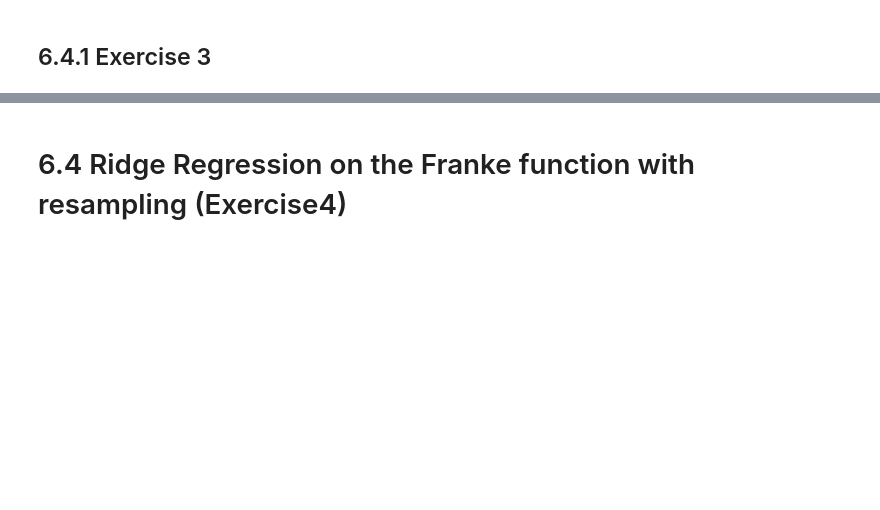
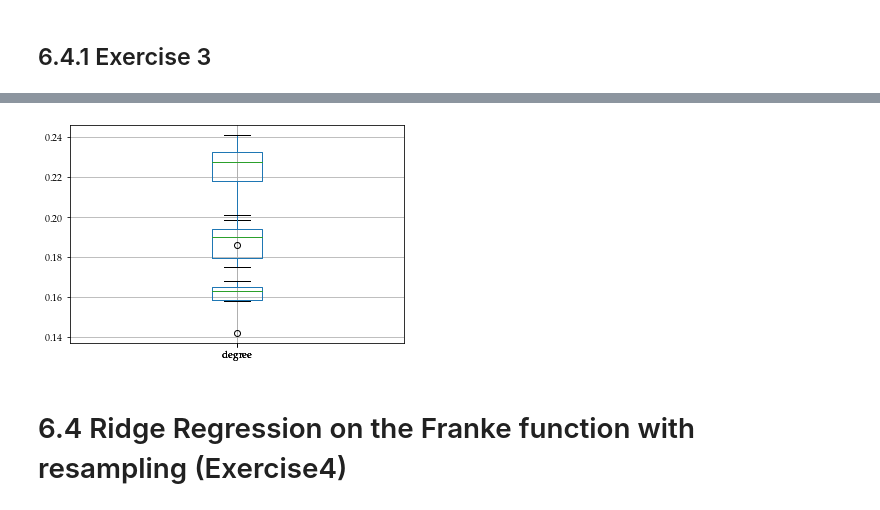
Before and after one commit to AndreasBordvik/FYS-STK4155-Prj1_report, a Jupyter notebook: code/Exercise6.ipynb, the cells around one changed output, grey strips where cells are left out. Saved outputs shown, nothing was run; the diff lists cells and outputs as text; code cells hidden in the pictures; blank space fills up the shorter version.

```diff
--- a/code/Exercise6.ipynb
+++ b/code/Exercise6.ipynb
@@ -427,33 +489,37 @@ plt.show()
 # %%
 
 
 k_fold = 10
-data = []
+boxplt_df = pd.DataFrame()
 for degree in range(8,11):
     X = create_X(x,y,degree)
     #remove intercept:
     X = X[:,1:]
 
-    data.append(cross_val_ex6(k = k_fold, model = "OLS", X = X, z = z, degree=degree, shuffle=True, random_state = SEED_VALUE))
+    boxplt_df[f"degree"] = cross_val_ex6(k = k_fold, model = "OLS", X = X, z = z, degree=degree, shuffle=True, random_state = SEED_VALUE)
+
+    boxplt_df.boxplot()
+boxplt_df.head()
+
+# fig1, ax1 = plt.subplots(figsize=(10, 6))
+# ax1.yaxis.grid(True, linestyle='-', which='major', color='lightgrey',
+#                alpha=0.5)
+# ax1.set(
+#     axisbelow=True,  # Hide the grid behind plot objects
+#     title=f'Cross-Validation MSE Comparison at {k_fold}-Fold',
+#     xlabel='Model Comlexity',
+#     ylabel='MSE',
+# )
 
 
-fig1, ax1 = plt.subplots(figsize=(10, 6))
-ax1.yaxis.grid(True, linestyle='-', which='major', color='lightgrey',
-               alpha=0.5)
-ax1.set(
-    axisbelow=True,  # Hide the grid behind plot objects
-    title=f'Cross-Validation MSE Comparison at {k_fold}-Fold',
-    xlabel='Model Comlexity',
-    ylabel='MSE',
-)
-
-
-ax1.set_xticklabels(("degree 8","Degree 9","Degree 10"),
-                    rotation=45, fontsize=10)
-ax1.boxplot(data)
-plt.savefig(f"{REPORT_FIGURES}{EX6}cv_boxplot_{k_fold}_fold.pdf")
+# ax1.set_xticklabels(("degree 8","Degree 9","Degree 10"),
+#                     rotation=45, fontsize=10)
+# ax1.boxplot(data)
+# plt.savefig(f"{REPORT_FIGURES}{EX6}cv_boxplot_{k_fold}_fold.pdf")
 
 plt.show()
+# %% [output]
+[figure, added]
 # %% [markdown]
 # 6.4 Ridge Regression on the Franke function with resampling (Exercise4)
 # %% [markdown]
```
Also changed, not shown: parts of 12 cells of this notebook, 26 other files.
